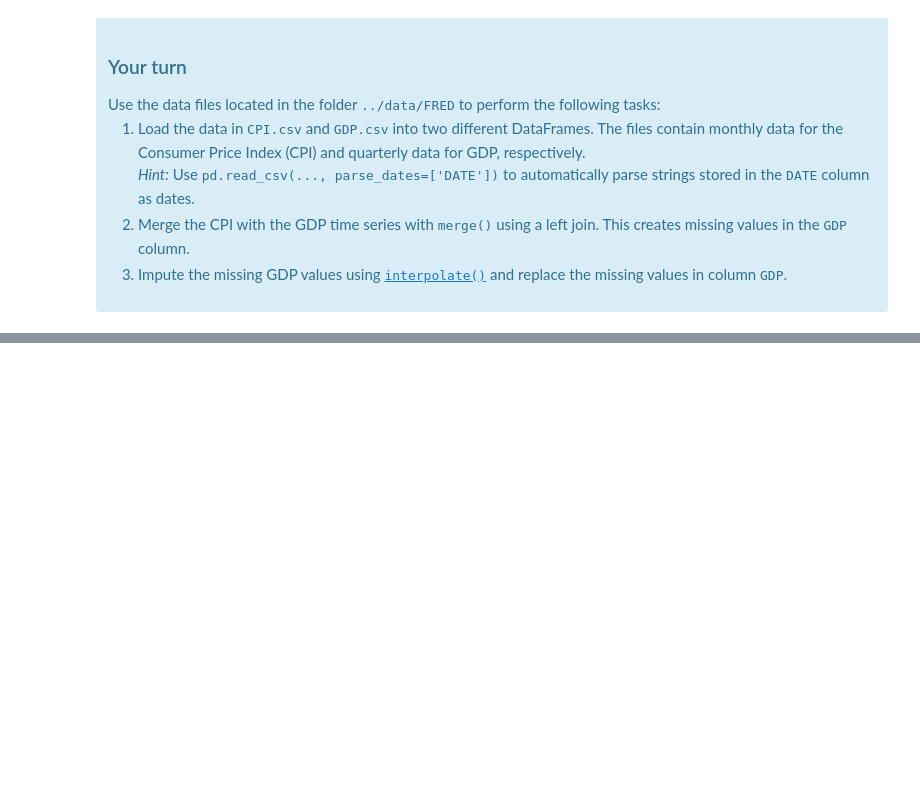
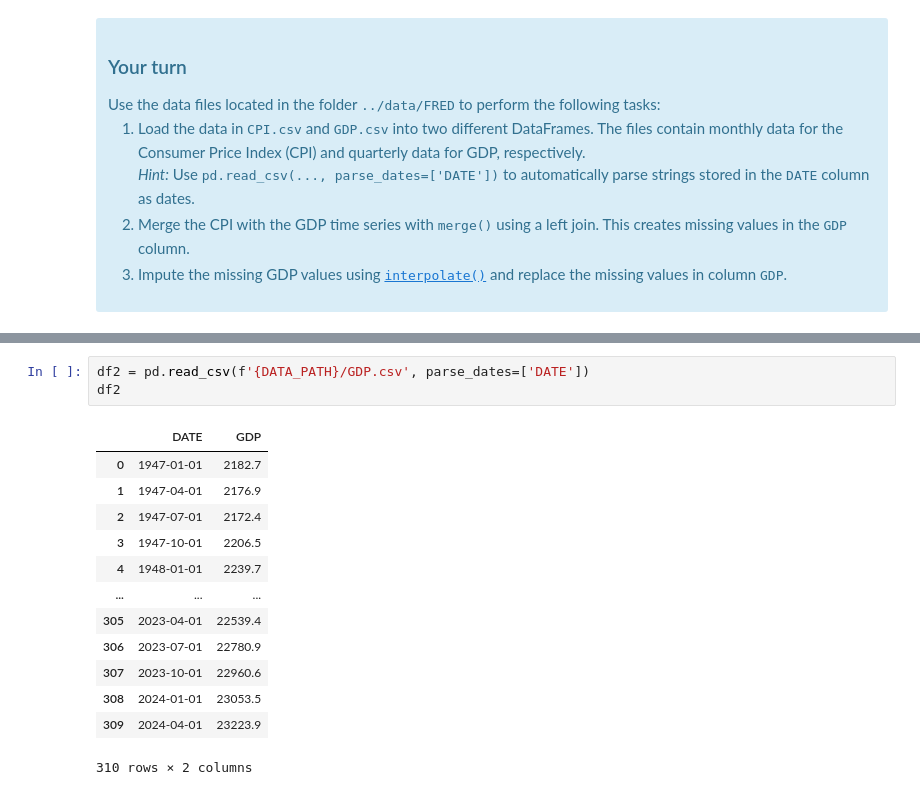
Before and after one commit to Alex-Solheim/TECH2-H24, a Jupyter notebook: lecture4/lecture4-template_Alex.ipynb, the cells around one changed output, grey strips where cells are left out. Saved outputs shown, nothing was run; the diff lists cells and outputs as text; blank space fills up the shorter version.

```diff
--- a/lecture4/lecture4-template_Alex.ipynb
+++ b/lecture4/lecture4-template_Alex.ipynb
@@ -733,0 +751,17 @@ Use the data files located in the folder <TT>../data/FRED</TT> to perform the fo
+# %%
+df2 = pd.read_csv(f'{DATA_PATH}/GDP.csv', parse_dates=['DATE'])
+df2
+# %% [output]
+|  | DATE | GDP |
+| 0 | 1947-01-01 | 2182.7 |
+| 1 | 1947-04-01 | 2176.9 |
+| 2 | 1947-07-01 | 2172.4 |
+| 3 | 1947-10-01 | 2206.5 |
+| 4 | 1948-01-01 | 2239.7 |
+| ... | ... | ... |
+| 305 | 2023-04-01 | 22539.4 |
+| 306 | 2023-07-01 | 22780.9 |
+| 307 | 2023-10-01 | 22960.6 |
+| 308 | 2024-01-01 | 23053.5 |
+| 309 | 2024-04-01 | 23223.9 |
+310 rows × 2 columns
```
Also changed, not shown: parts of 4 cells of this notebook.
